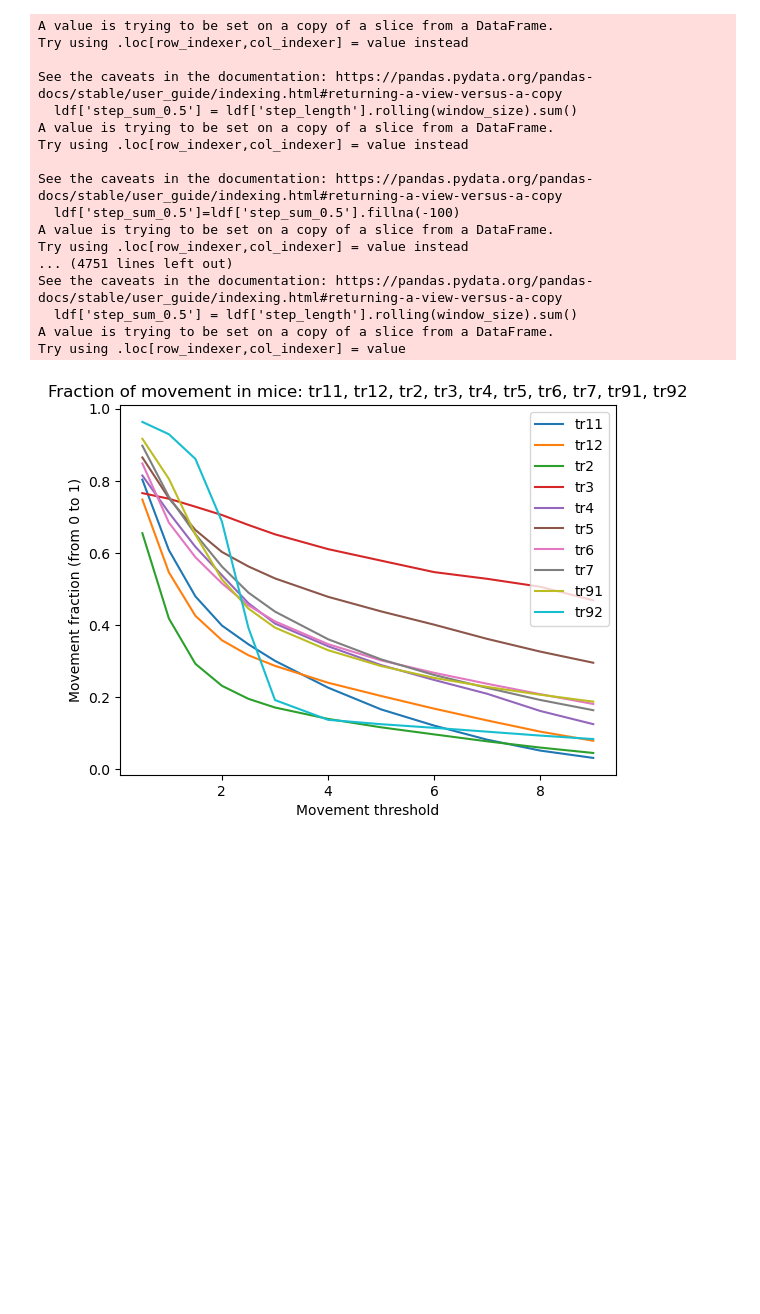
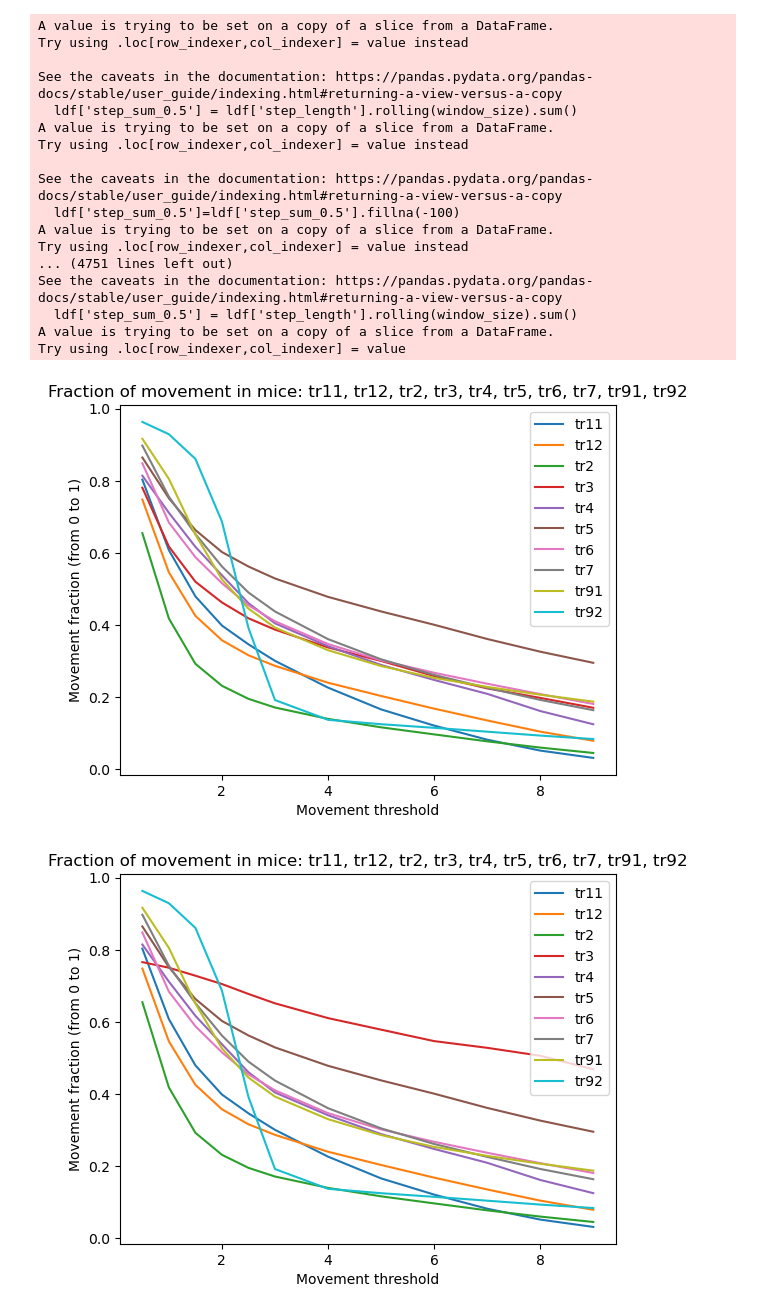
Before and after one commit to Barbara1576/navigation, a Jupyter notebook: data_preprocessing_for_marks.ipynb, the cells around one changed output. Drawn from its saved outputs; the diff is of its cells as text; code cells hidden in the pictures; blank space fills up the shorter version.

Commit message:
Fixed tr3 window_size

```diff
--- a/data_preprocessing_for_marks.ipynb
+++ b/data_preprocessing_for_marks.ipynb
@@ -80,5 +32,0 @@ dict_items([('tr11',            time       x       y
-# %%
-list1 = ['hi', 'anna', 'hello', 4]
-for i in range(len(list1)):
-    print(i)
-    print(list1[i])
@@ -94,3 +32,0 @@ hello
-# %%
-for k in dfs_dict.items():
-    print(k)
@@ -298,3 +216,10 @@ for k, df in dfs_dict_with_angles.items():
         #plot_wall_sorted_samples(sub_df, k)
         subtraj_list.append(sub_df)
     dfs_with_walls[k] = subtraj_list
+# %%
+#checked that sampling rate stability in subtrajectories
+for k, df in dfs_with_walls.items():
+    print(k)
+    for ldf in df:
+        s_r = (ldf['time'].max() - ldf['time'].min())/ len(ldf)
+        print(s_r)
@@ -305,13 +248,15 @@ for k, df in dfs_dict_with_angles.items():
 
 dfs_step_sum = {}
 
-window_size = round(0.5/0.034)
+#window_size = round(0.5/0.034)
 
 for k, df in dfs_with_walls.items():
     sub_list = []
     for ldf in df:
         ldf = ldf.iloc[1:]
         #first row of ldf does not have step length
+        s_r = (ldf['time'].max() - ldf['time'].min())/ len(ldf)
+        window_size = round(0.5/s_r)
         if len(ldf) >= window_size:
             ldf['step_sum_0.5'] = ldf['step_length'].rolling(window_size).sum()
             ldf['step_sum_0.5']=ldf['step_sum_0.5'].fillna(-100)
@@ -390,5 +335,11 @@ def plot_movement_thres(merg_resampled_dfs_dict, threshold_list, list_of_tr):
     plt.title('Fraction of movement in mice: ' +  list_with_tr_names)
     plt.legend()
     plt.show()
+# %%
+list_plot = [0.5,1,1.5,2,2.5] + list(range(3,10))
+all_mice_names = list(merg_resampled_dfs_dict.keys())
+plot_movement_thres(merg_resampled_dfs_dict, list_plot, all_mice_names)
+# %% [output]
+[figure, added]
 # %%
 list_plot = [0.5,1,1.5,2,2.5] + list(range(3,10))
```
Also changed, not shown: parts of 7 cells of this notebook.
